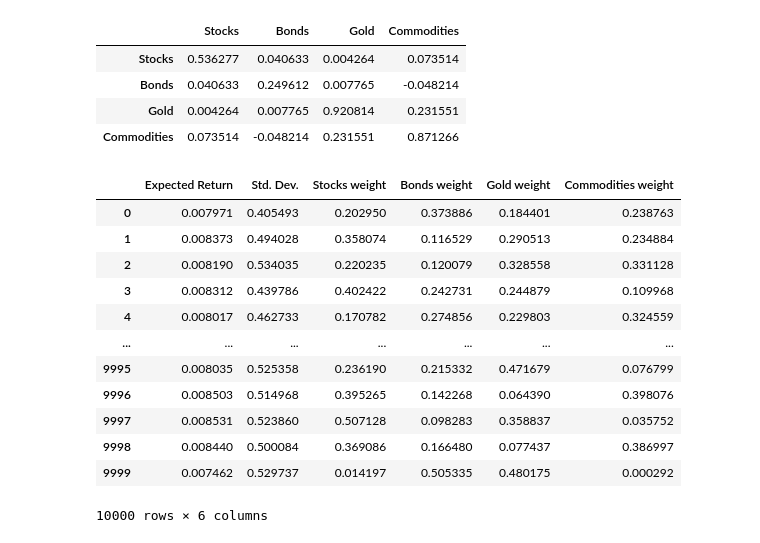
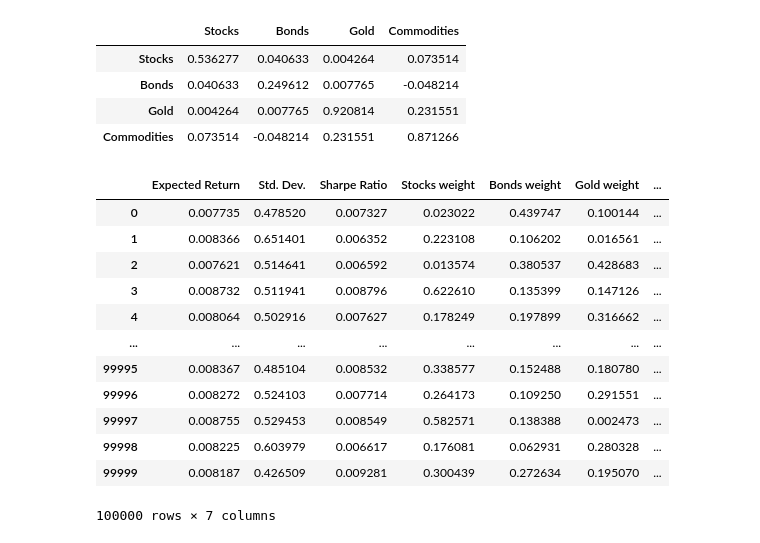
Before and after one commit to viniciusdm/Case, a Jupyter notebook: pythonSolution.ipynb, the cells around one changed output. Cells and saved outputs as stored; diff of their text form; code cells hidden in the pictures.

```diff
--- a/pythonSolution.ipynb
+++ b/pythonSolution.ipynb
@@ -98,47 +98,52 @@ writer.save()
 #1d., e. - Continue the Excel part with file generated here
 # %%
 #1d., e. - Optimization with Python / Efficient Frontier Approach
+riskFree = dataStats.at['Tbill', 'Mean - Daily Return']
 numAssets = 4 #Stocks, Bonds, Gold and Commodities
 portfolio = dataAssets.drop(columns=['Tbill', 'IBOV'])
 returnMean = dataStats.iloc[0:numAssets, 0]
 portReturns = []
 portStdDev = []
 portWeigths = []
-nSimulations = 10000
+portSharpeRat = []
+nSimulations = 100000
 
 #Define Values - Find N Situations/Portfolios
 for i in range(nSimulations):
     weigths = np.random.random(numAssets)
     weigths = weigths/np.sum(weigths)
     portWeigths.append(weigths)
     returns = np.dot(weigths, returnMean)
     portReturns.append(returns)
 
     var = covMat.mul(weigths, axis = 0).mul(weigths, axis = 1).sum().sum()
-    stdDevAn = (np.sqrt(var))
-    portStdDev.append(stdDevAn)
+    stdDev = (np.sqrt(var))
+    sharpeRatio = (returns-riskFree)/stdDev
+
+    portStdDev.append(stdDev)
+    portSharpeRat.append(sharpeRatio)
 
 #Organize Data for Visualization
-data = {'Expected Return' : portReturns, 'Std. Dev.' : portStdDev}
+data = {'Expected Return' : portReturns, 'Std. Dev.' : portStdDev, 'Sharpe Ratio' : portSharpeRat}
 for counter, symbol in enumerate(portfolio.columns.tolist()):
     data[symbol+ ' weight'] = [w[counter] for w in portWeigths]
 
 #Convert to DataFrame
 rangeOfPortfolios = pd.DataFrame(data)
 display(rangeOfPortfolios)
 # %% [output]
-|  | Expected Return | Std. Dev. | Stocks weight | Bonds weight | Gold weight | Commodities weight |
-| 0 | 0.007971 | 0.405493 | 0.202950 | 0.373886 | 0.184401 | 0.238763 |
-| 1 | 0.008373 | 0.494028 | 0.358074 | 0.116529 | 0.290513 | 0.234884 |
-| 2 | 0.008190 | 0.534035 | 0.220235 | 0.120079 | 0.328558 | 0.331128 |
-| 3 | 0.008312 | 0.439786 | 0.402422 | 0.242731 | 0.244879 | 0.109968 |
-| 4 | 0.008017 | 0.462733 | 0.170782 | 0.274856 | 0.229803 | 0.324559 |
-| ... | ... | ... | ... | ... | ... | ... |
-| 9995 | 0.008035 | 0.525358 | 0.236190 | 0.215332 | 0.471679 | 0.076799 |
-| 9996 | 0.008503 | 0.514968 | 0.395265 | 0.142268 | 0.064390 | 0.398076 |
-| 9997 | 0.008531 | 0.523860 | 0.507128 | 0.098283 | 0.358837 | 0.035752 |
-| 9998 | 0.008440 | 0.500084 | 0.369086 | 0.166480 | 0.077437 | 0.386997 |
-| 9999 | 0.007462 | 0.529737 | 0.014197 | 0.505335 | 0.480175 | 0.000292 |
+|  | Expected Return | Std. Dev. | Sharpe Ratio | Stocks weight | Bonds weight | Gold weight | ... |
+| 0 | 0.007735 | 0.478520 | 0.007327 | 0.023022 | 0.439747 | 0.100144 | ... |
+| 1 | 0.008366 | 0.651401 | 0.006352 | 0.223108 | 0.106202 | 0.016561 | ... |
+| 2 | 0.007621 | 0.514641 | 0.006592 | 0.013574 | 0.380537 | 0.428683 | ... |
+| 3 | 0.008732 | 0.511941 | 0.008796 | 0.622610 | 0.135399 | 0.147126 | ... |
+| 4 | 0.008064 | 0.502916 | 0.007627 | 0.178249 | 0.197899 | 0.316662 | ... |
+| ... | ... | ... | ... | ... | ... | ... | ... |
+| 99995 | 0.008367 | 0.485104 | 0.008532 | 0.338577 | 0.152488 | 0.180780 | ... |
+| 99996 | 0.008272 | 0.524103 | 0.007714 | 0.264173 | 0.109250 | 0.291551 | ... |
+| 99997 | 0.008755 | 0.529453 | 0.008549 | 0.582571 | 0.138388 | 0.002473 | ... |
+| 99998 | 0.008225 | 0.603979 | 0.006617 | 0.176081 | 0.062931 | 0.280328 | ... |
+| 99999 | 0.008187 | 0.426509 | 0.009281 | 0.300439 | 0.272634 | 0.195070 | ... |
-10000 rows × 6 columns
+100000 rows × 7 columns
 # %%
 #Maximal Sharpe Ratio Approach (MSR)
```
Also changed, not shown: parts of 3 cells of this notebook.
